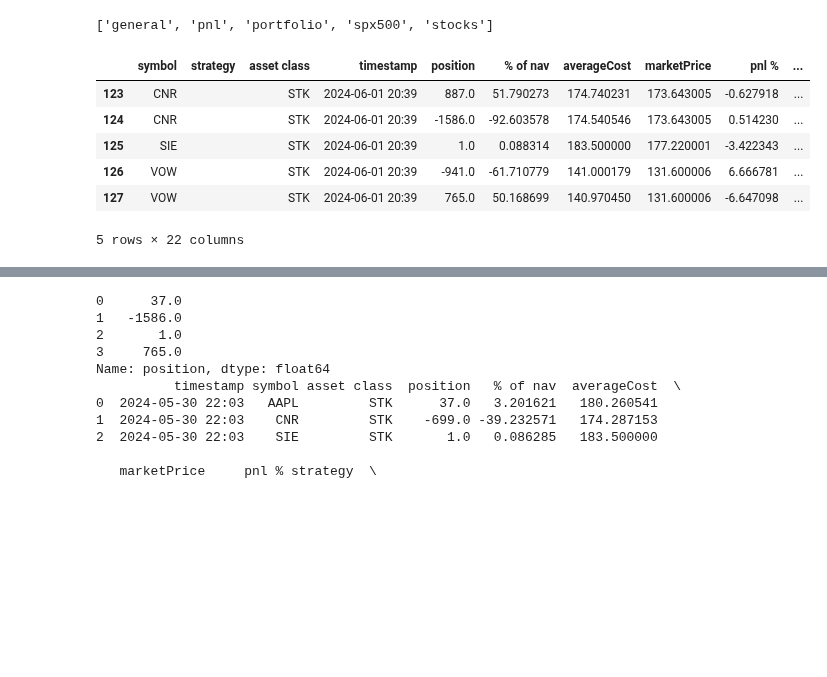
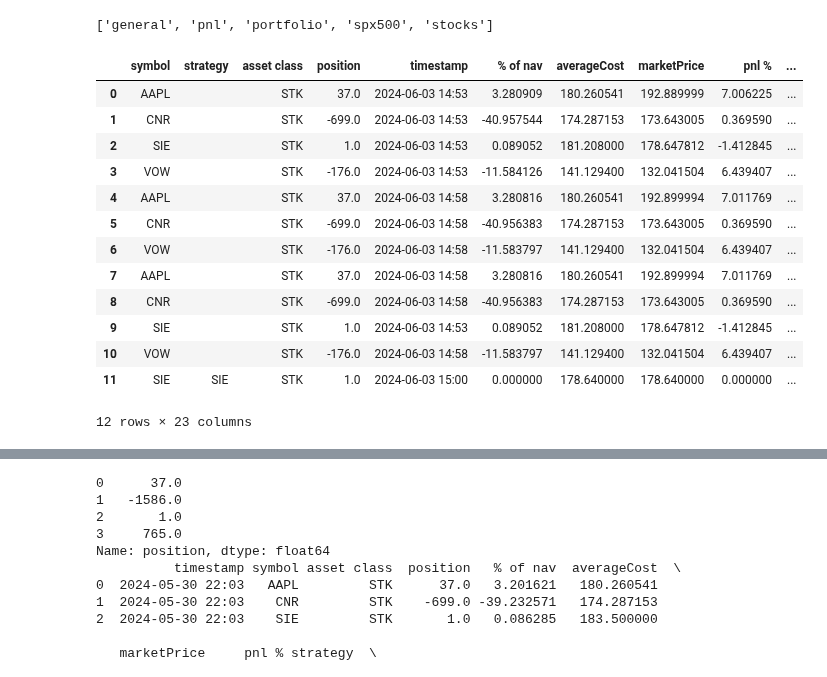
Before and after one commit to lowQuant/IB-Multi-Strategy-ATS, a Jupyter notebook: data_and_research/portfoliomanager_test.ipynb, the cells around one changed output, grey strips where cells are left out. Drawn from its saved outputs; the diff is of its cells as text; code cells hidden in the pictures; blank space fills up the shorter version.

```diff
--- a/data_and_research/portfoliomanager_test.ipynb
+++ b/data_and_research/portfoliomanager_test.ipynb
@@ -43,12 +43,19 @@ ac.list_libraries()
 pm = PortfolioManager(ib,arctic=ac)
 # %%
 df = pm.portfolio_library.read(pm.account_id).data
-df.tail(5)
+df
 # %% [output]
-|  | symbol | strategy | asset class | timestamp | position | % of nav | averageCost | marketPrice | pnl % | ... |
-| 123 | CNR |  | STK | 2024-06-01 20:39 | 887.0 | 51.790273 | 174.740231 | 173.643005 | -0.627918 | ... |
-| 124 | CNR |  | STK | 2024-06-01 20:39 | -1586.0 | -92.603578 | 174.540546 | 173.643005 | 0.514230 | ... |
-| 125 | SIE |  | STK | 2024-06-01 20:39 | 1.0 | 0.088314 | 183.500000 | 177.220001 | -3.422343 | ... |
-| 126 | VOW |  | STK | 2024-06-01 20:39 | -941.0 | -61.710779 | 141.000179 | 131.600006 | 6.666781 | ... |
-| 127 | VOW |  | STK | 2024-06-01 20:39 | 765.0 | 50.168699 | 140.970450 | 131.600006 | -6.647098 | ... |
+|  | symbol | strategy | asset class | position | timestamp | % of nav | averageCost | marketPrice | pnl % | ... |
+| 0 | AAPL |  | STK | 37.0 | 2024-06-03 14:53 | 3.280909 | 180.260541 | 192.889999 | 7.006225 | ... |
+| 1 | CNR |  | STK | -699.0 | 2024-06-03 14:53 | -40.957544 | 174.287153 | 173.643005 | 0.369590 | ... |
+| 2 | SIE |  | STK | 1.0 | 2024-06-03 14:53 | 0.089052 | 181.208000 | 178.647812 | -1.412845 | ... |
+| 3 | VOW |  | STK | -176.0 | 2024-06-03 14:53 | -11.584126 | 141.129400 | 132.041504 | 6.439407 | ... |
+| 4 | AAPL |  | STK | 37.0 | 2024-06-03 14:58 | 3.280816 | 180.260541 | 192.899994 | 7.011769 | ... |
+| 5 | CNR |  | STK | -699.0 | 2024-06-03 14:58 | -40.956383 | 174.287153 | 173.643005 | 0.369590 | ... |
+| 6 | VOW |  | STK | -176.0 | 2024-06-03 14:58 | -11.583797 | 141.129400 | 132.041504 | 6.439407 | ... |
+| 7 | AAPL |  | STK | 37.0 | 2024-06-03 14:58 | 3.280816 | 180.260541 | 192.899994 | 7.011769 | ... |
+| 8 | CNR |  | STK | -699.0 | 2024-06-03 14:58 | -40.956383 | 174.287153 | 173.643005 | 0.369590 | ... |
+| 9 | SIE |  | STK | 1.0 | 2024-06-03 14:53 | 0.089052 | 181.208000 | 178.647812 | -1.412845 | ... |
+| 10 | VOW |  | STK | -176.0 | 2024-06-03 14:58 | -11.583797 | 141.129400 | 132.041504 | 6.439407 | ... |
+| 11 | SIE | SIE | STK | 1.0 | 2024-06-03 15:00 | 0.000000 | 178.640000 | 178.640000 | 0.000000 | ... |
-5 rows × 22 columns
+12 rows × 23 columns
```
Also changed, not shown: parts of 8 cells of this notebook, 3 other files.
